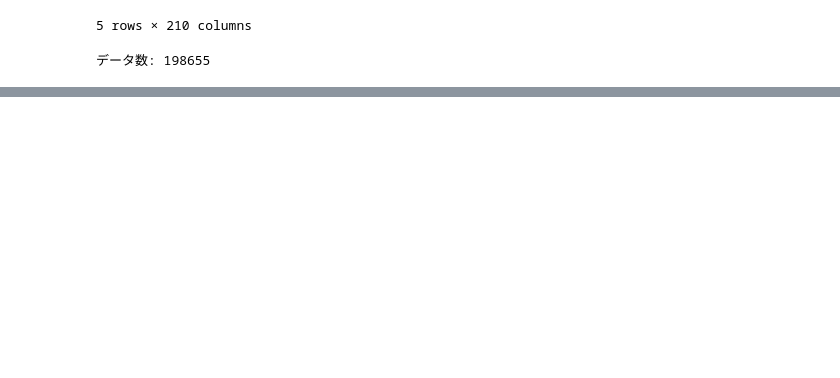
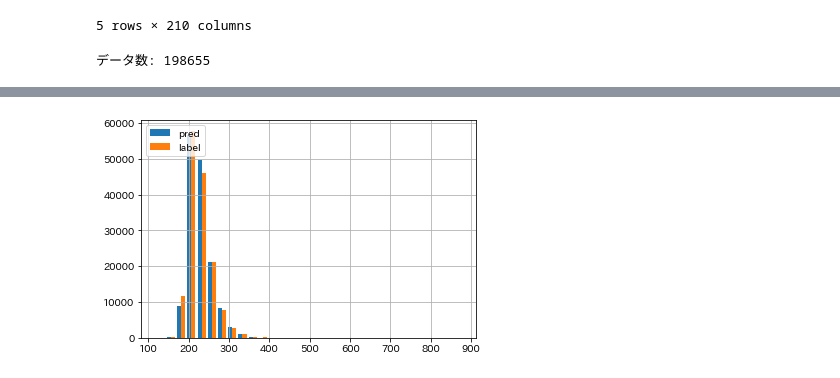
Before and after one commit to Babmuclr/ffbrain, a Jupyter notebook: lambda_max/notebook/skorch.ipynb, the cells around one changed output, grey strips where cells are left out. Cells and saved outputs as stored; diff of their text form; code cells hidden in the pictures; blank space fills up the shorter version.

```diff
--- a/lambda_max/notebook/skorch.ipynb
+++ b/lambda_max/notebook/skorch.ipynb
@@ -200,0 +122,38 @@ Test Mean Squared Error: 429.7552884973771
+# %%
+%%time
+# 10min
+
+
+monitor = lambda Net: all(Net.history[-1, ('train_loss_best', 'valid_loss_best')])
+
+# set param(make trainer)
+model = NeuralNetRegressor(
+                    Net,
+                    max_epochs=100,
+                    lr=0.001,
+                    warm_start=True,
+                    optimizer=torch.optim.Adam,
+                    # optimizer=torch.optim.SGD,
+                    # optimizer__momentum=0.9,
+                    optimizer__weight_decay=0.001,
+                    iterator_train__shuffle=True,
+                    callbacks=[Checkpoint(), EarlyStopping()],
+                    # train_split=CVSplit(cv=10, stratified=True, random_state=0)
+                    device="cuda",
+
+                )
+
+# learn
+model.fit(X_train, y_train)
+
+# predict
+pred_test = model.predict(X_test)
+pred_train = model.predict(X_train)
+# print(y_test-y_pred) # 真値と予測値の差分
+
+# print precision, recall, f1-score, support
+# print(classification_report(y_test, y_pred))
+# print("score:", accuracy_score(y_test, y_pred))
+
+print(f"Train Mean Squared Error: {mse(y_train, pred_train)}")
+print(f"Test Mean Squared Error: {mse(y_test, pred_test)}")
@@ -200,0 +178,7 @@ Test Mean Squared Error: 429.7552884973771
+# %%
+plt.hist([pred_train.reshape(-1), y_train.reshape(-1)], bins=30, label=['pred', 'label'])
+plt.legend(loc='upper left')
+plt.grid()
+plt.show()
+# %% [output]
+[figure, added]
```
Also changed, not shown: parts of 19 cells of this notebook, 7 other files.
